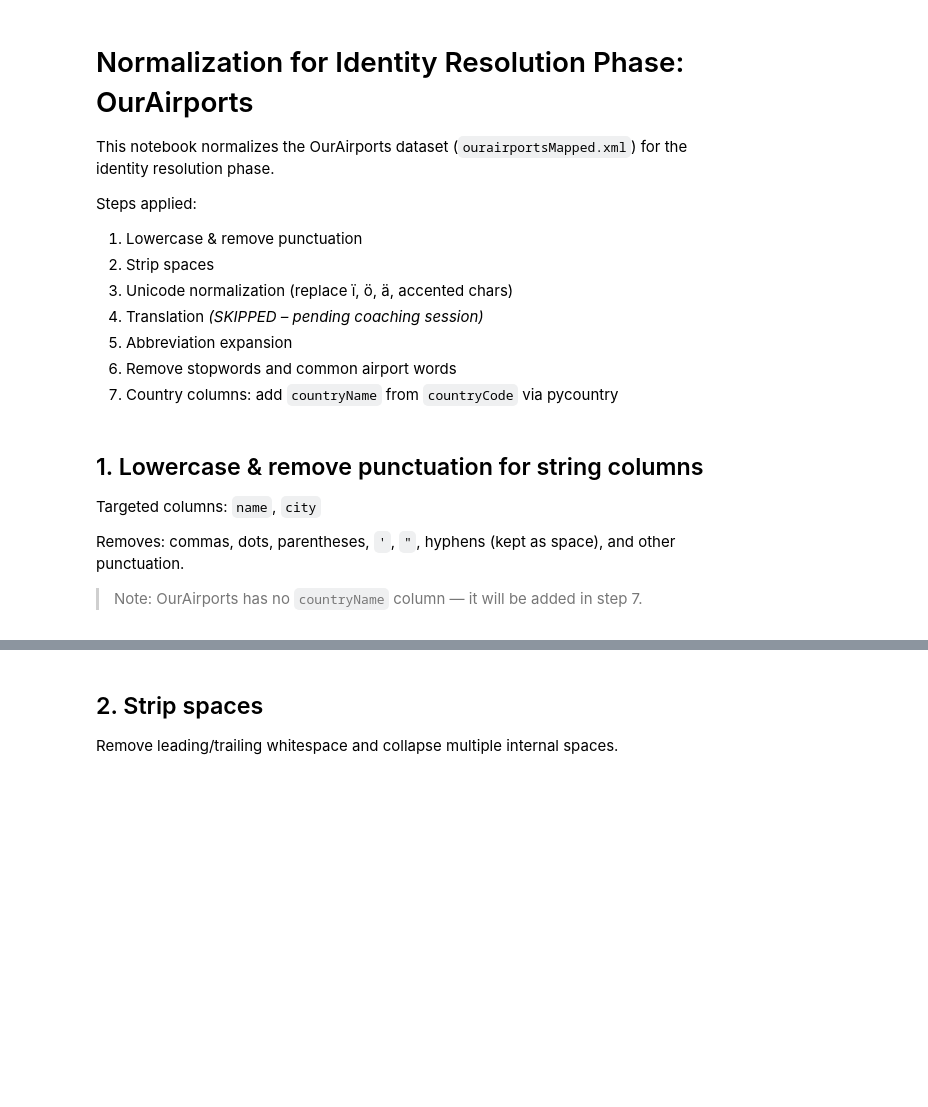
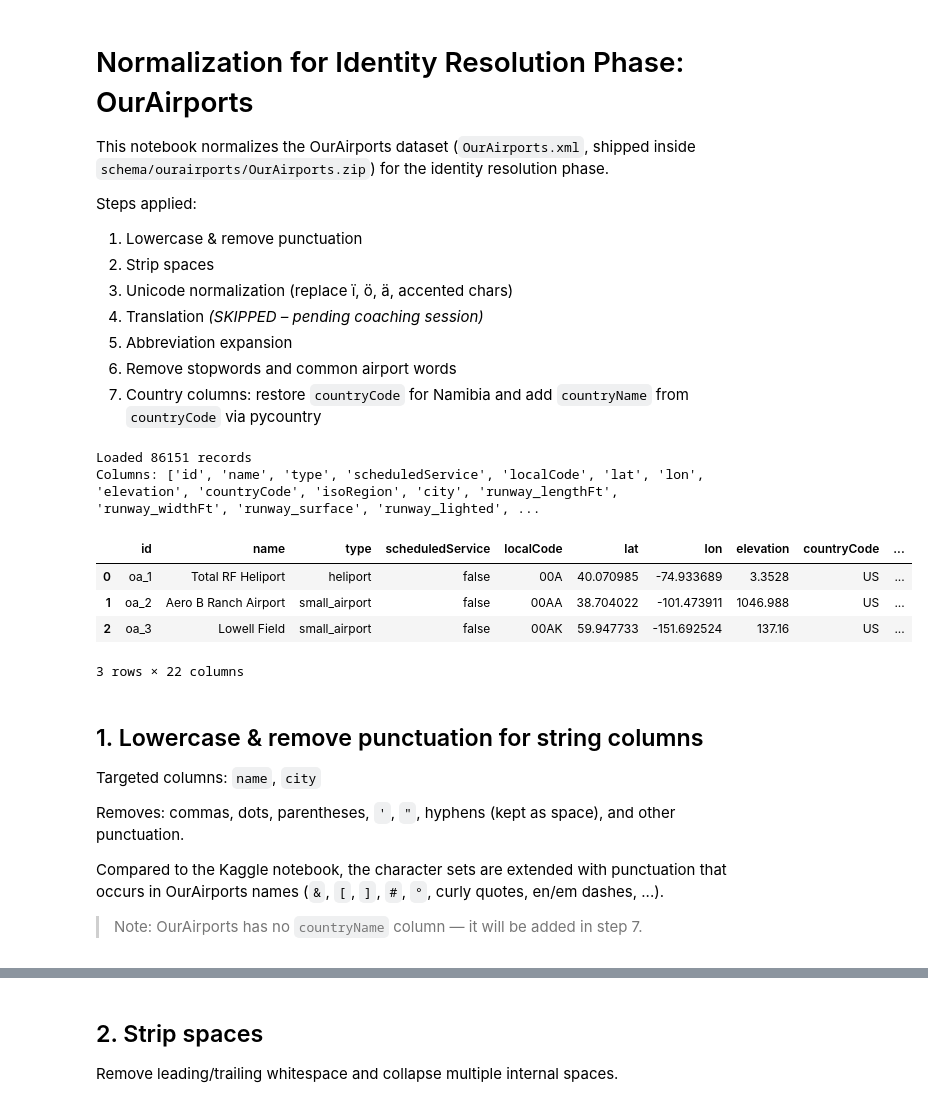
Before and after one commit to Wh4130/Web-Data-Integration-Project, a Jupyter notebook: notebooks/OurAirports/ourairports_normalization.ipynb, the cells around one changed output, grey strips where cells are left out. Cells and saved outputs as stored; diff of their text form; code cells hidden in the pictures; blank space fills up the shorter version.

```diff
--- a/notebooks/OurAirports/ourairports_normalization.ipynb
+++ b/notebooks/OurAirports/ourairports_normalization.ipynb
@@ -1,7 +1,7 @@
 # %% [markdown]
 # Normalization for Identity Resolution Phase: OurAirports
 
-This notebook normalizes the OurAirports dataset (`ourairportsMapped.xml`) for the identity resolution phase.
+This notebook normalizes the OurAirports dataset (`OurAirports.xml`, shipped inside `schema/ourairports/OurAirports.zip`) for the identity resolution phase.
 
 Steps applied:
 1. Lowercase & remove punctuation
@@ -10,7 +10,42 @@ Steps applied:
 4. Translation *(SKIPPED – pending coaching session)*
 5. Abbreviation expansion
 6. Remove stopwords and common airport words
-7. Country columns: add `countryName` from `countryCode` via pycountry
+7. Country columns: restore `countryCode` for Namibia and add `countryName` from `countryCode` via pycountry
+# %%
+import re
+import tempfile
+import unicodedata
+import zipfile
+from pathlib import Path
+
+import pandas as pd
+import pycountry
+from PyDI.io import load_xml
+
+DATA_DIR = Path("../../schema/ourairports")
+OUTPUT_DIR = Path("../../data/normalized_outputs")
+OUTPUT_DIR.mkdir(parents=True, exist_ok=True)
+
+ZIP_FILE = DATA_DIR / "OurAirports.zip"
+
+# The mapped XML is only stored zipped: extract it to a temp dir to keep the repo clean
+with tempfile.TemporaryDirectory() as tmp_dir:
+    with zipfile.ZipFile(ZIP_FILE) as archive:
+        xml_file = archive.extract("OurAirports.xml", tmp_dir)
+    df = load_xml(xml_file, name="ourairports")
+df.attrs['source'] = 'ourairports'
+
+print(f"Loaded {len(df)} records")
+print(f"Columns: {list(df.columns)}")
+df.head(3)
+# %% [output]
+Loaded 86151 records
+Columns: ['id', 'name', 'type', 'scheduledService', 'localCode', 'lat', 'lon', 'elevation', 'countryCode', 'isoRegion', 'city', 'runway_lengthFt', 'runway_widthFt', 'runway_surface', 'runway_lighted', ...
+|  | id | name | type | scheduledService | localCode | lat | lon | elevation | countryCode | ... |
+| 0 | oa_1 | Total RF Heliport | heliport | false | 00A | 40.070985 | -74.933689 | 3.3528 | US | ... |
+| 1 | oa_2 | Aero B Ranch Airport | small_airport | false | 00AA | 38.704022 | -101.473911 | 1046.988 | US | ... |
+| 2 | oa_3 | Lowell Field | small_airport | false | 00AK | 59.947733 | -151.692524 | 137.16 | US | ... |
+3 rows × 22 columns
 # %% [markdown]
 ## 1. Lowercase & remove punctuation for string columns
 
@@ -18,4 +53,6 @@ Targeted columns: `name`, `city`
 
 Removes: commas, dots, parentheses, `'`, `"`, hyphens (kept as space), and other punctuation.
 
+Compared to the Kaggle notebook, the character sets are extended with punctuation that occurs in OurAirports names (`&`, `[`, `]`, `#`, `°`, curly quotes, en/em dashes, ...).
+
 > Note: OurAirports has no `countryName` column — it will be added in step 7.
```
Also changed, not shown: parts of 11 cells of this notebook, 1 other file.
